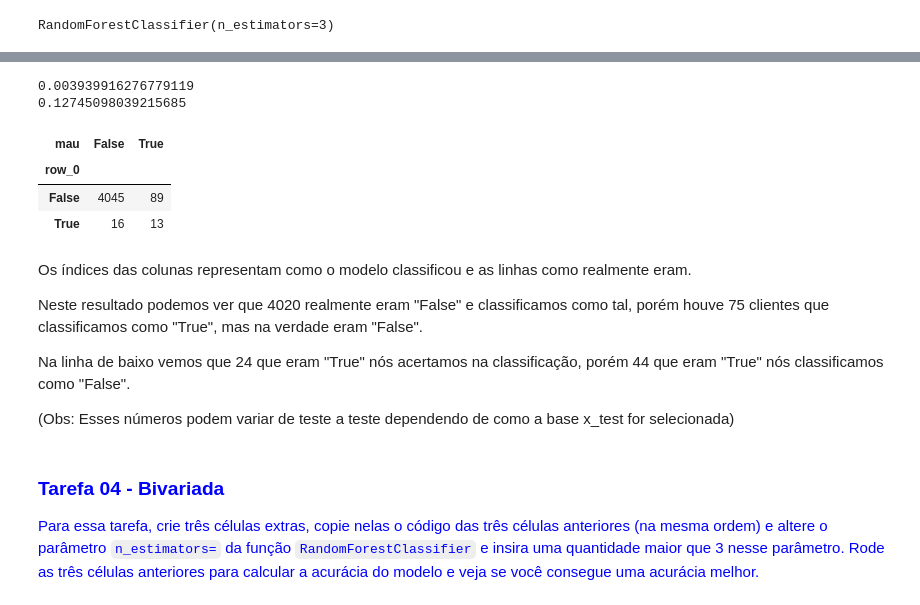
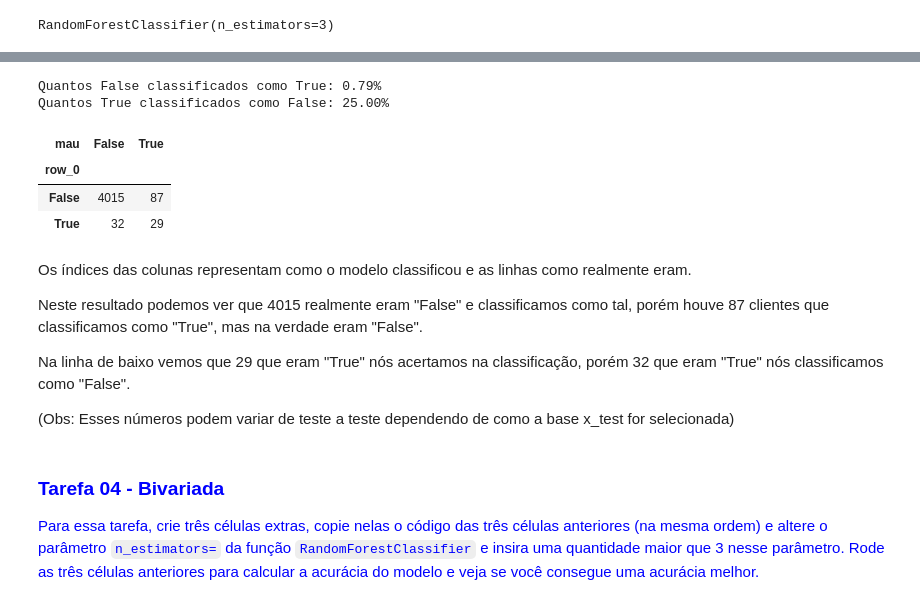
Before and after one commit to BernardoGMP/projeto_dm_crisp_ebac, a Jupyter notebook: projeto_dm_crisp01.ipynb, the cells around one changed output, grey strips where cells are left out. Drawn from its saved outputs; the diff is of its cells as text; code cells hidden in the pictures.

```diff
--- a/projeto_dm_crisp01.ipynb
+++ b/projeto_dm_crisp01.ipynb
@@ -345,23 +345,25 @@ Acurácia: 97.48%
 # %%
 # Matriz de confusão
 
 tab = pd.crosstab(index = y_pred, columns = y_test)
-print(tab.iloc[1, 0] / (tab.iloc[1, 0] + tab.iloc[0, 0]))
-print(tab.iloc[1, 1] / (tab.iloc[1, 1] + tab.iloc[0, 1]))
+tab1 = tab.iloc[1, 0] / (tab.iloc[1, 0] + tab.iloc[0, 0])
+tab2 = tab.iloc[1, 1] / (tab.iloc[1, 1] + tab.iloc[0, 1])
+print('Quantos False classificados como True: {0:.2f}%'.format(tab1*100))
+print('Quantos True classificados como False: {0:.2f}%'.format(tab2*100))
 tab
 # %% [output]
-0.003939916276779119
-0.12745098039215685
+Quantos False classificados como True: 0.79%
+Quantos True classificados como False: 25.00%
 | mau | False | True |
 | row_0 |  |  |
-| False | 4045 | 89 |
-| True | 16 | 13 |
+| False | 4015 | 87 |
+| True | 32 | 29 |
 # %% [markdown]
 Os índices das colunas representam como o modelo classificou e as linhas como realmente eram.
 
-Neste resultado podemos ver que 4020 realmente eram "False" e classificamos como tal, porém houve 75 clientes que classificamos como "True", mas na verdade eram "False".
+Neste resultado podemos ver que 4015 realmente eram "False" e classificamos como tal, porém houve 87 clientes que classificamos como "True", mas na verdade eram "False".
 
-Na linha de baixo vemos que 24 que eram "True" nós acertamos na classificação, porém 44 que eram "True" nós classificamos como "False".
+Na linha de baixo vemos que 29 que eram "True" nós acertamos na classificação, porém 32 que eram "True" nós classificamos como "False".
 
 (Obs: Esses números podem variar de teste a teste dependendo de como a base x_test for selecionada)
 # %% [markdown]
```
Also changed, not shown: parts of 6 cells of this notebook.
